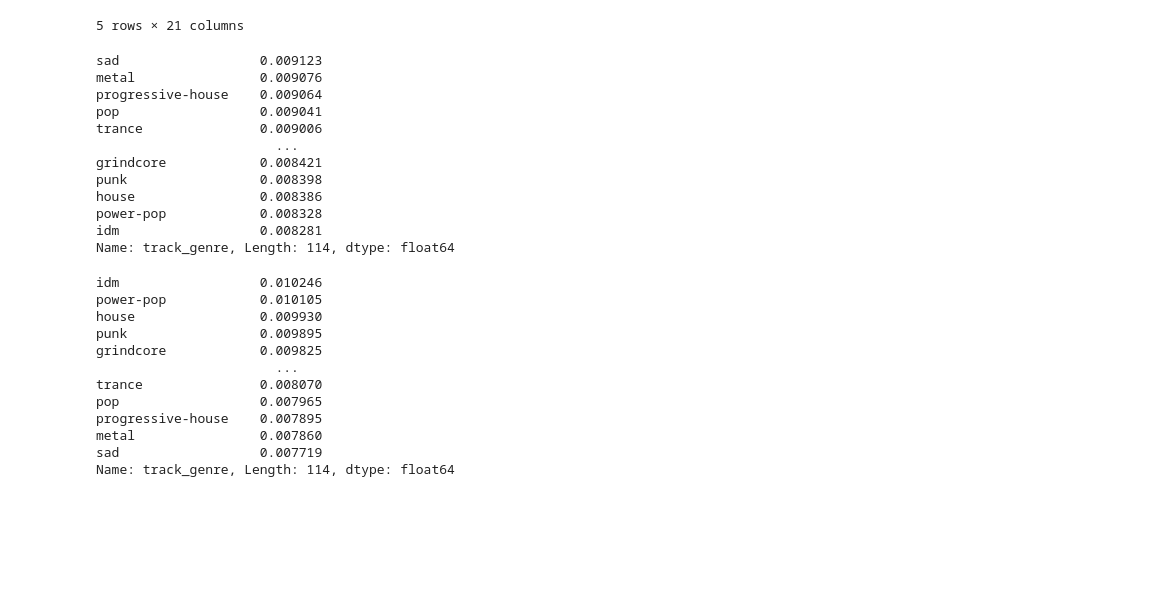
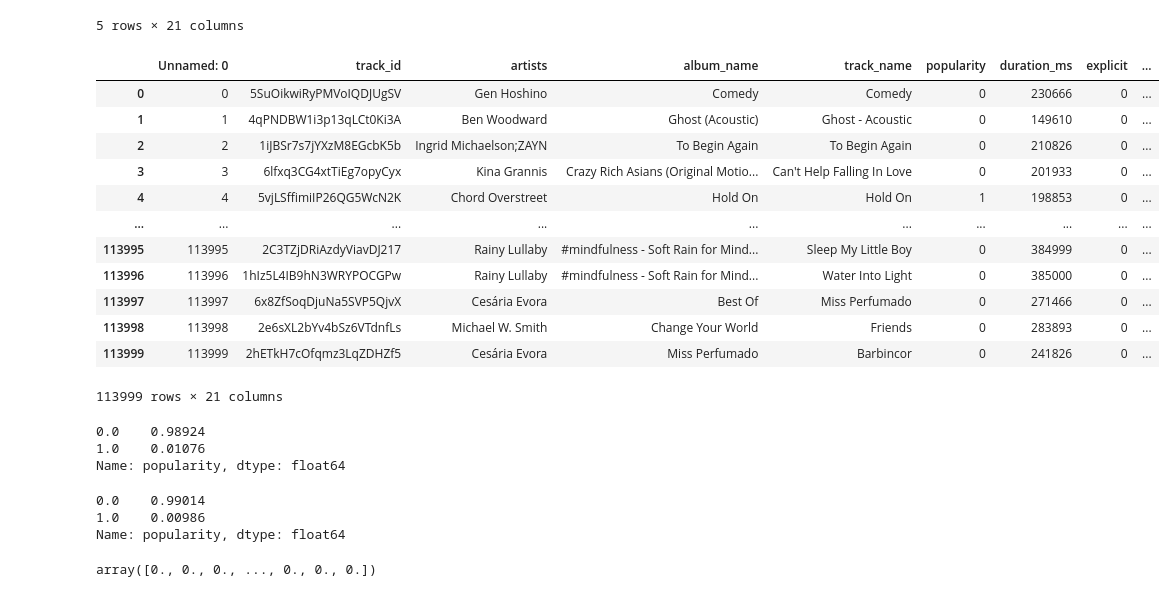
Before and after one commit to VictoriaGranja/spotify-ml, a Jupyter notebook: spotify.ipynb, the cells around one changed output. Cells and saved outputs as stored; diff of their text form; code cells hidden in the pictures; blank space fills up the shorter version.

```diff
--- a/spotify.ipynb
+++ b/spotify.ipynb
@@ -183,4 +185,26 @@ base.head()
 | 3 | 3 | 6lfxq3CG4xtTiEg7opyCyx | Kina Grannis | Crazy Rich Asians (Original Motio... | Can't Help Falling In Love | 0 | 201933 | False | ... |
 | 4 | 4 | 5vjLSffimiIP26QG5WcN2K | Chord Overstreet | Hold On | Hold On | 1 | 198853 | False | ... |
 5 rows × 21 columns
+# %%
+from sklearn import preprocessing
+le = preprocessing.LabelEncoder()
+le.fit(base['track_genre'])
+base['track_genre'] = le.transform(base['track_genre'])
+le.fit(base['explicit'])
+base['explicit'] = le.transform(base['explicit'])
+base
+# %% [output]
+|  | Unnamed: 0 | track_id | artists | album_name | track_name | popularity | duration_ms | explicit | ... |
+| 0 | 0 | 5SuOikwiRyPMVoIQDJUgSV | Gen Hoshino | Comedy | Comedy | 0 | 230666 | 0 | ... |
+| 1 | 1 | 4qPNDBW1i3p13qLCt0Ki3A | Ben Woodward | Ghost (Acoustic) | Ghost - Acoustic | 0 | 149610 | 0 | ... |
+| 2 | 2 | 1iJBSr7s7jYXzM8EGcbK5b | Ingrid Michaelson;ZAYN | To Begin Again | To Begin Again | 0 | 210826 | 0 | ... |
+| 3 | 3 | 6lfxq3CG4xtTiEg7opyCyx | Kina Grannis | Crazy Rich Asians (Original Motio... | Can't Help Falling In Love | 0 | 201933 | 0 | ... |
+| 4 | 4 | 5vjLSffimiIP26QG5WcN2K | Chord Overstreet | Hold On | Hold On | 1 | 198853 | 0 | ... |
+| ... | ... | ... | ... | ... | ... | ... | ... | ... | ... |
+| 113995 | 113995 | 2C3TZjDRiAzdyViavDJ217 | Rainy Lullaby | #mindfulness - Soft Rain for Mind... | Sleep My Little Boy | 0 | 384999 | 0 | ... |
+| 113996 | 113996 | 1hIz5L4IB9hN3WRYPOCGPw | Rainy Lullaby | #mindfulness - Soft Rain for Mind... | Water Into Light | 0 | 385000 | 0 | ... |
+| 113997 | 113997 | 6x8ZfSoqDjuNa5SVP5QjvX | Cesária Evora | Best Of | Miss Perfumado | 0 | 271466 | 0 | ... |
+| 113998 | 113998 | 2e6sXL2bYv4bSz6VTdnfLs | Michael W. Smith | Change Your World | Friends | 0 | 283893 | 0 | ... |
+| 113999 | 113999 | 2hETkH7cOfqmz3LqZDHZf5 | Cesária Evora | Miss Perfumado | Barbincor | 0 | 241826 | 0 | ... |
+113999 rows × 21 columns
 # %%
@@ -188,32 +214,14 @@ x = base[['track_genre', 'popularity']]
 xTrain, xTeste = train_test_split(x, test_size=0.25, random_state=42)
 # %%
-xTrain.track_genre.value_counts(normalize=True)
+xTrain.popularity.value_counts(normalize=True)
 # %% [output]
-sad                  0.009123
-metal                0.009076
-progressive-house    0.009064
-pop                  0.009041
-trance               0.009006
-                       ...
-grindcore            0.008421
-punk                 0.008398
-house                0.008386
-power-pop            0.008328
-idm                  0.008281
-Name: track_genre, Length: 114, dtype: float64
+0.0    0.98924
+1.0    0.01076
+Name: popularity, dtype: float64
 # %%
-xTeste.track_genre.value_counts(normalize=True)
+xTeste.popularity.value_counts(normalize=True)
 # %% [output]
-idm                  0.010246
-power-pop            0.010105
-house                0.009930
-punk                 0.009895
-grindcore            0.009825
-                       ...
-trance               0.008070
-pop                  0.007965
-progressive-house    0.007895
-metal                0.007860
-sad                  0.007719
-Name: track_genre, Length: 114, dtype: float64
+0.0    0.99014
+1.0    0.00986
+Name: popularity, dtype: float64
 # %%
@@ -227,0 +239,5 @@ for trainIndex, testeIndex in StratifKfold.split(a, b):
+# %%
+treino.predict(xTrain)
+treino.predict(xTeste)
+# %% [output]
+array([0., 0., 0., ..., 0., 0., 0.])
```
Also changed, not shown: parts of 6 cells of this notebook.
